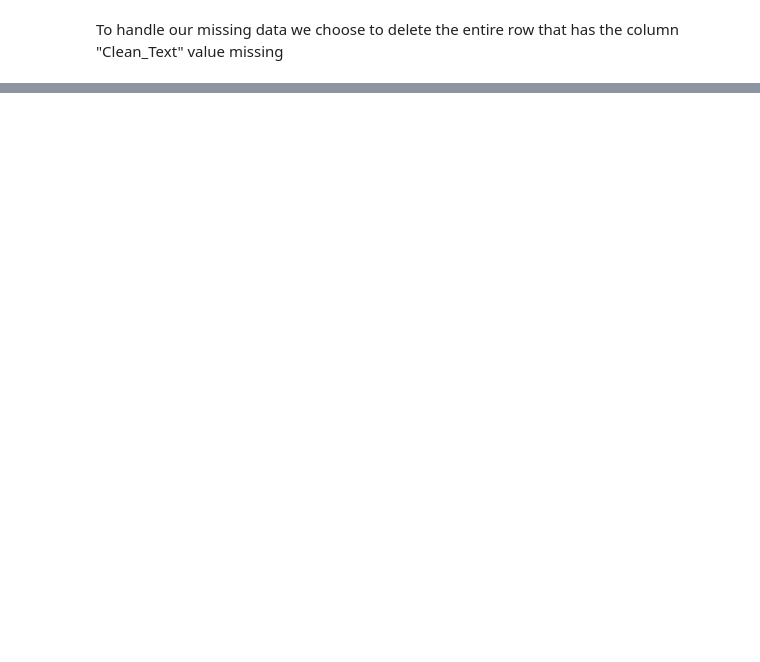
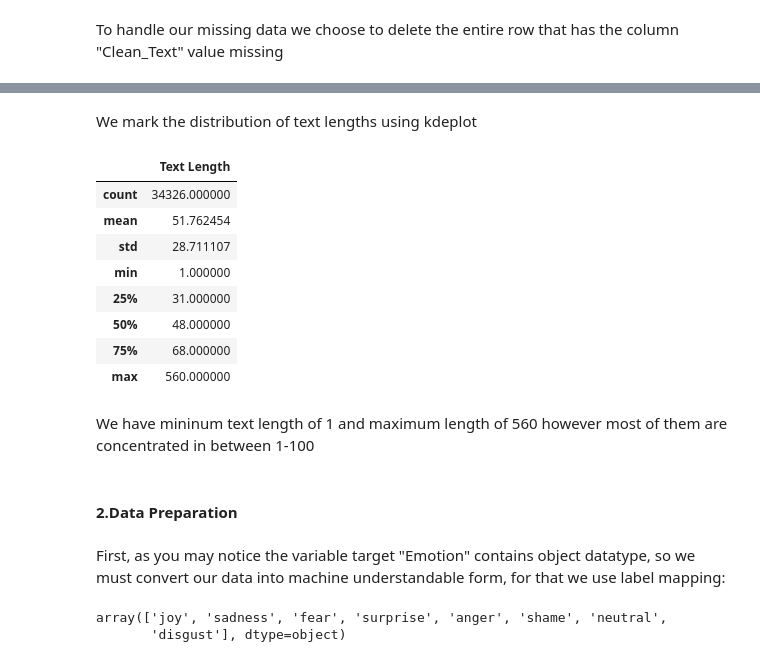
Before and after one commit to AKRAM-2002/End2End-nlp-project, a Jupyter notebook: notebooks/Emotion_Detection_Classifier.ipynb, the cells around one changed output, grey strips where cells are left out. Saved outputs shown, nothing was run; the diff lists cells and outputs as text; code cells hidden in the pictures; blank space fills up the shorter version.

```diff
--- a/notebooks/Emotion_Detection_Classifier.ipynb
+++ b/notebooks/Emotion_Detection_Classifier.ipynb
@@ -164,0 +188,25 @@ Conclusion: no our data is free of null values
+# %% [markdown]
+We mark the distribution of text lengths using kdeplot
+# %%
+df[["Text Length"]].describe()
+# %% [output]
+|  | Text Length |
+| count | 34326.000000 |
+| mean | 51.762454 |
+| std | 28.711107 |
+| min | 1.000000 |
+| 25% | 31.000000 |
+| 50% | 48.000000 |
+| 75% | 68.000000 |
+| max | 560.000000 |
+# %% [markdown]
+We have mininum text length of 1 and maximum length of 560 however most of them are concentrated in between 1-100
+# %% [markdown]
+#### 2.Data Preparation
+# %% [markdown]
+First, as you may notice the variable target "Emotion" contains object datatype, so we must convert our data into machine understandable form, for that we use label mapping:
+# %%
+df['Emotion'].unique()
+# %% [output]
+array(['joy', 'sadness', 'fear', 'surprise', 'anger', 'shame', 'neutral',
+       'disgust'], dtype=object)
```
Also changed, not shown: parts of 16 cells of this notebook.
